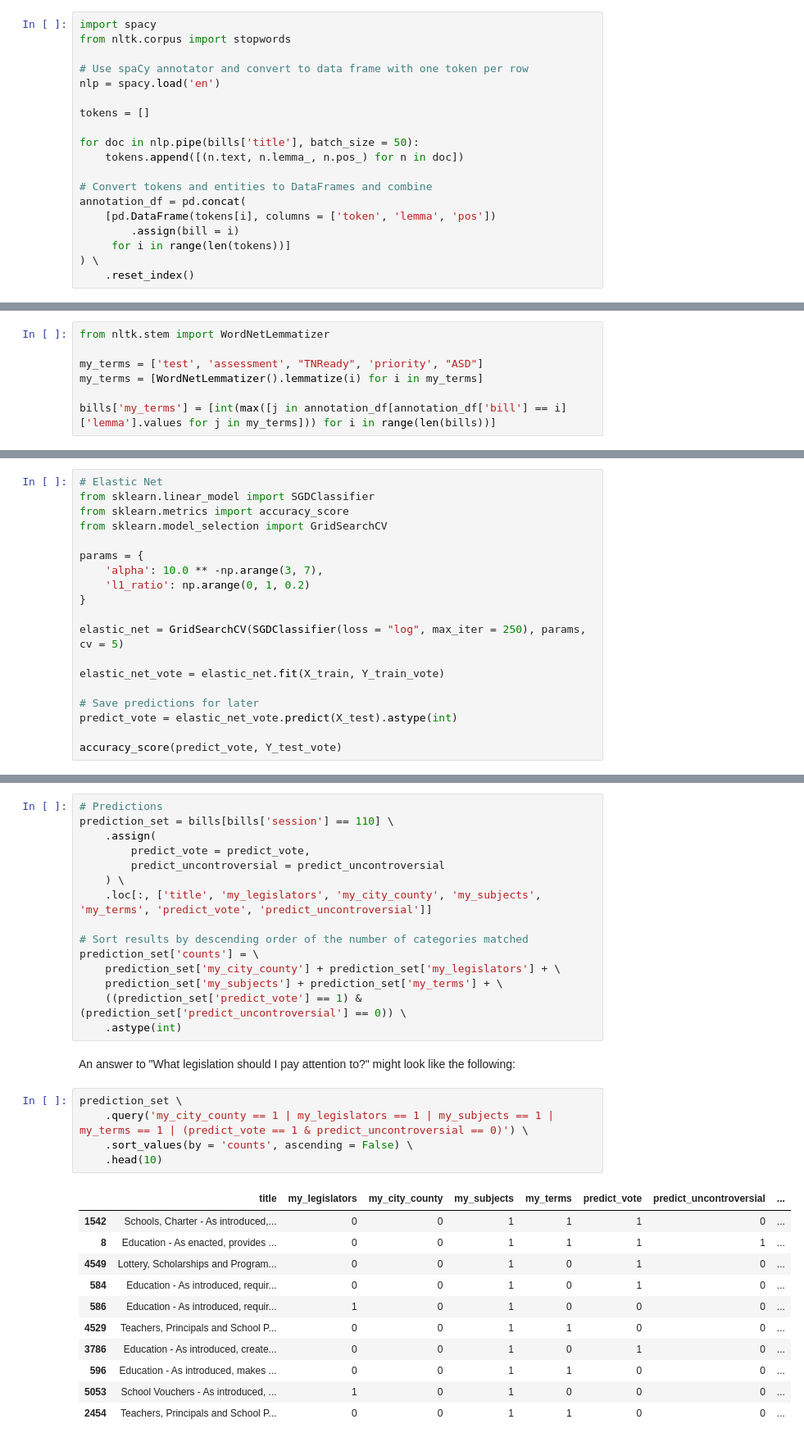
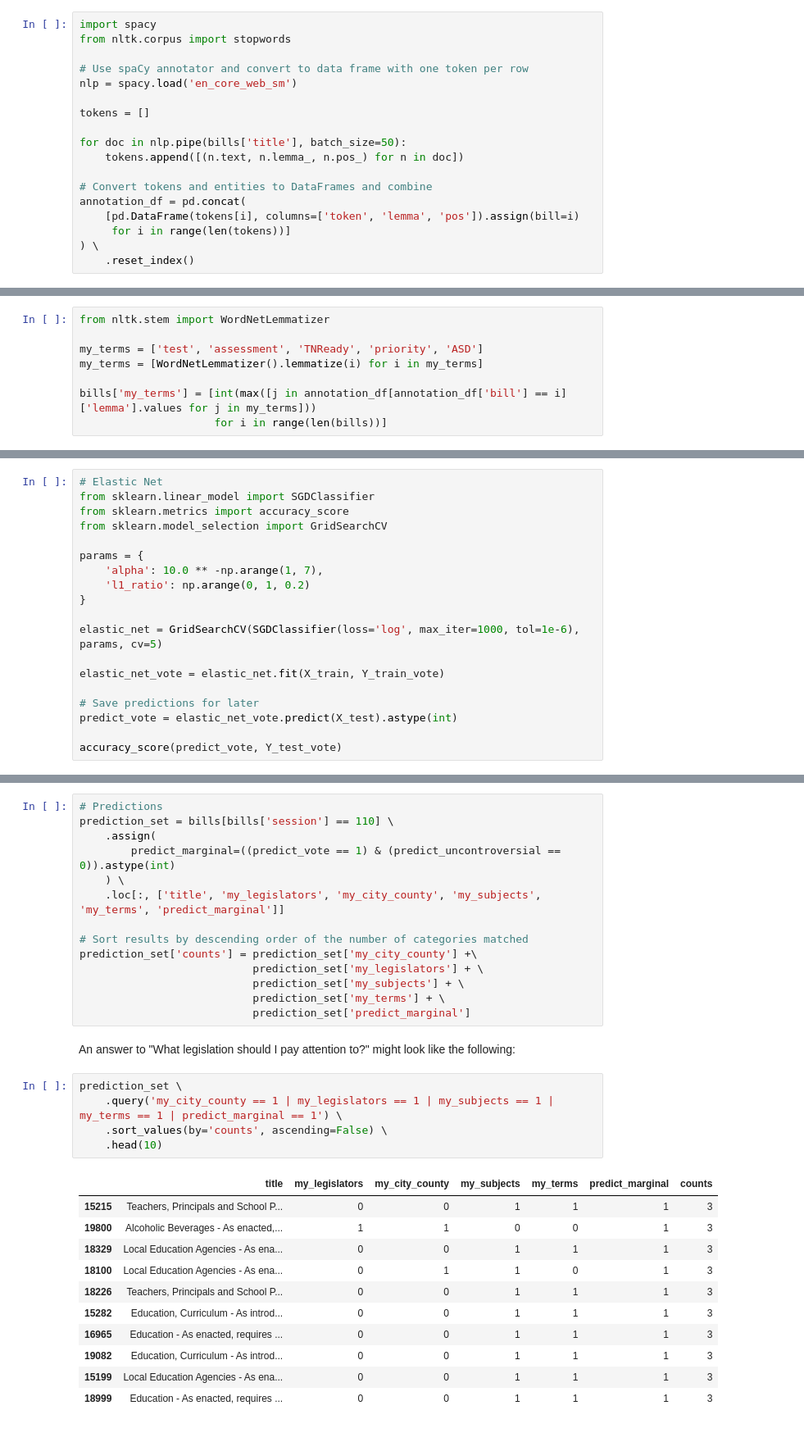
Before and after one commit to alexander-poon/represent, a Jupyter notebook: notebooks/taxonomy.ipynb, the cells around one changed output, grey strips where cells are left out. Shown at 82% size. Saved outputs shown, nothing was run; the diff lists cells and outputs as text.

```diff
--- a/notebooks/taxonomy.ipynb
+++ b/notebooks/taxonomy.ipynb
@@ -242,18 +248,17 @@ import spacy
 from nltk.corpus import stopwords
 
 # Use spaCy annotator and convert to data frame with one token per row
-nlp = spacy.load('en')
+nlp = spacy.load('en_core_web_sm')
 
 tokens = []
 
-for doc in nlp.pipe(bills['title'], batch_size = 50):
+for doc in nlp.pipe(bills['title'], batch_size=50):
     tokens.append([(n.text, n.lemma_, n.pos_) for n in doc])
 
 # Convert tokens and entities to DataFrames and combine
 annotation_df = pd.concat(
-    [pd.DataFrame(tokens[i], columns = ['token', 'lemma', 'pos'])
-        .assign(bill = i)
-     for i in range(len(tokens))]
+    [pd.DataFrame(tokens[i], columns=['token', 'lemma', 'pos']).assign(bill=i)
+	 for i in range(len(tokens))]
 ) \
     .reset_index()
 # %%
@@ -275,10 +280,11 @@ Add search terms of interest (should resolve differences in inflection):
 # %%
 from nltk.stem import WordNetLemmatizer
 
-my_terms = ['test', 'assessment', "TNReady", 'priority', "ASD"]
+my_terms = ['test', 'assessment', 'TNReady', 'priority', 'ASD']
 my_terms = [WordNetLemmatizer().lemmatize(i) for i in my_terms]
 
-bills['my_terms'] = [int(max([j in annotation_df[annotation_df['bill'] == i]['lemma'].values for j in my_terms])) for i in range(len(bills))]
+bills['my_terms'] = [int(max([j in annotation_df[annotation_df['bill'] == i]['lemma'].values for j in my_terms]))
+					 for i in range(len(bills))]
 # %%
 # A TF-IDF representation
 from sklearn.feature_extraction.text import TfidfVectorizer
@@ -324,11 +328,11 @@ from sklearn.metrics import accuracy_score
 from sklearn.model_selection import GridSearchCV
 
 params = {
-    'alpha': 10.0 ** -np.arange(3, 7),
+    'alpha': 10.0 ** -np.arange(1, 7),
     'l1_ratio': np.arange(0, 1, 0.2)
 }
 
-elastic_net = GridSearchCV(SGDClassifier(loss = "log", max_iter = 250), params, cv = 5)
+elastic_net = GridSearchCV(SGDClassifier(loss='log', max_iter=1000, tol=1e-6), params, cv=5)
 
 elastic_net_vote = elastic_net.fit(X_train, Y_train_vote)
 
@@ -386,33 +388,32 @@ sum(predict_vote != predict_uncontroversial)
 # Predictions
 prediction_set = bills[bills['session'] == 110] \
     .assign(
-        predict_vote = predict_vote,
-        predict_uncontroversial = predict_uncontroversial
+        predict_marginal=((predict_vote == 1) & (predict_uncontroversial == 0)).astype(int)
     ) \
-    .loc[:, ['title', 'my_legislators', 'my_city_county', 'my_subjects', 'my_terms', 'predict_vote', 'predict_uncontroversial']]
+    .loc[:, ['title', 'my_legislators', 'my_city_county', 'my_subjects', 'my_terms', 'predict_marginal']]
 
 # Sort results by descending order of the number of categories matched
-prediction_set['counts'] = \
-    prediction_set['my_city_county'] + prediction_set['my_legislators'] + \
-    prediction_set['my_subjects'] + prediction_set['my_terms'] + \
-    ((prediction_set['predict_vote'] == 1) & (prediction_set['predict_uncontroversial'] == 0)) \
-    .astype(int)
+prediction_set['counts'] = prediction_set['my_city_county'] +\
+						   prediction_set['my_legislators'] + \
+						   prediction_set['my_subjects'] + \
+						   prediction_set['my_terms'] + \
+						   prediction_set['predict_marginal']
 # %% [markdown]
 An answer to "What legislation should I pay attention to?" might look like the following:
 # %%
 prediction_set \
-    .query('my_city_county == 1 | my_legislators == 1 | my_subjects == 1 | my_terms == 1 | (predict_vote == 1 & predict_uncontroversial == 0)') \
-    .sort_values(by = 'counts', ascending = False) \
+    .query('my_city_county == 1 | my_legislators == 1 | my_subjects == 1 | my_terms == 1 | predict_marginal == 1') \
+    .sort_values(by='counts', ascending=False) \
     .head(10)
 # %% [output]
-|  | title | my_legislators | my_city_county | my_subjects | my_terms | predict_vote | predict_uncontroversial | ... |
-| 1542 | Schools, Charter - As introduced,... | 0 | 0 | 1 | 1 | 1 | 0 | ... |
-| 8 | Education - As enacted, provides ... | 0 | 0 | 1 | 1 | 1 | 1 | ... |
-| 4549 | Lottery, Scholarships and Program... | 0 | 0 | 1 | 0 | 1 | 0 | ... |
-| 584 | Education - As introduced, requir... | 0 | 0 | 1 | 0 | 1 | 0 | ... |
-| 586 | Education - As introduced, requir... | 1 | 0 | 1 | 0 | 0 | 0 | ... |
-| 4529 | Teachers, Principals and School P... | 0 | 0 | 1 | 1 | 0 | 0 | ... |
-| 3786 | Education - As introduced, create... | 0 | 0 | 1 | 0 | 1 | 0 | ... |
-| 596 | Education - As introduced, makes ... | 0 | 0 | 1 | 1 | 0 | 0 | ... |
-| 5053 | School Vouchers - As introduced, ... | 1 | 0 | 1 | 0 | 0 | 0 | ... |
-| 2454 | Teachers, Principals and School P... | 0 | 0 | 1 | 1 | 0 | 0 | ... |
+|  | title | my_legislators | my_city_county | my_subjects | my_terms | predict_marginal | counts |
+| 15215 | Teachers, Principals and School P... | 0 | 0 | 1 | 1 | 1 | 3 |
+| 19800 | Alcoholic Beverages - As enacted,... | 1 | 1 | 0 | 0 | 1 | 3 |
+| 18329 | Local Education Agencies - As ena... | 0 | 0 | 1 | 1 | 1 | 3 |
+| 18100 | Local Education Agencies - As ena... | 0 | 1 | 1 | 0 | 1 | 3 |
+| 18226 | Teachers, Principals and School P... | 0 | 0 | 1 | 1 | 1 | 3 |
+| 15282 | Education, Curriculum - As introd... | 0 | 0 | 1 | 1 | 1 | 3 |
+| 16965 | Education - As enacted, requires ... | 0 | 0 | 1 | 1 | 1 | 3 |
+| 19082 | Education, Curriculum - As introd... | 0 | 0 | 1 | 1 | 1 | 3 |
+| 15199 | Local Education Agencies - As ena... | 0 | 0 | 1 | 1 | 1 | 3 |
+| 18999 | Education - As enacted, requires ... | 0 | 0 | 1 | 1 | 1 | 3 |
```
Also changed, not shown: parts of 24 cells of this notebook, 1 other file.
